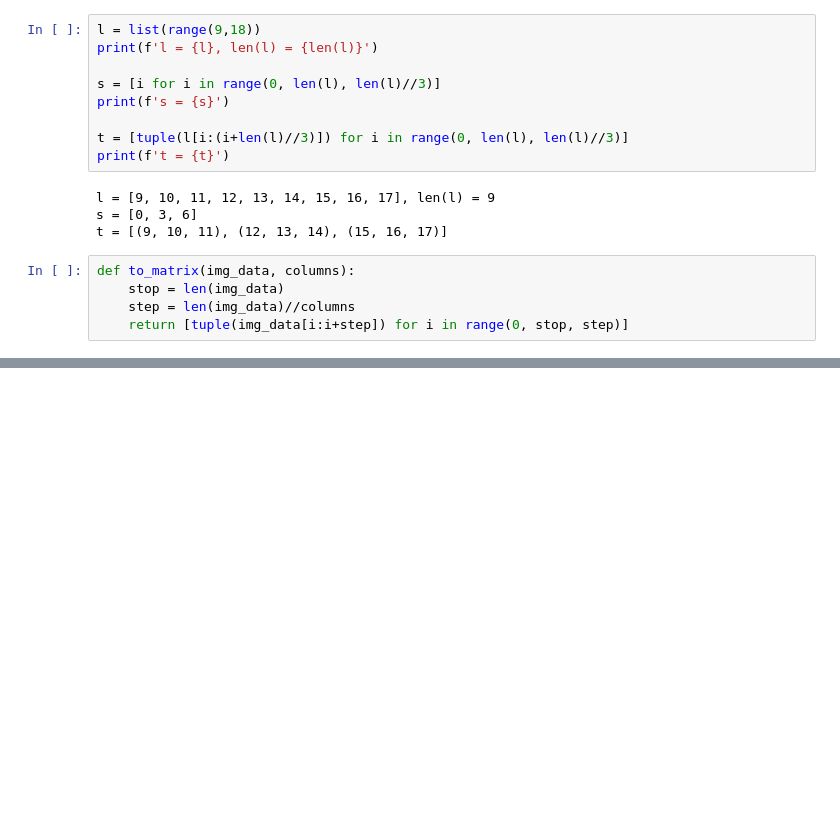
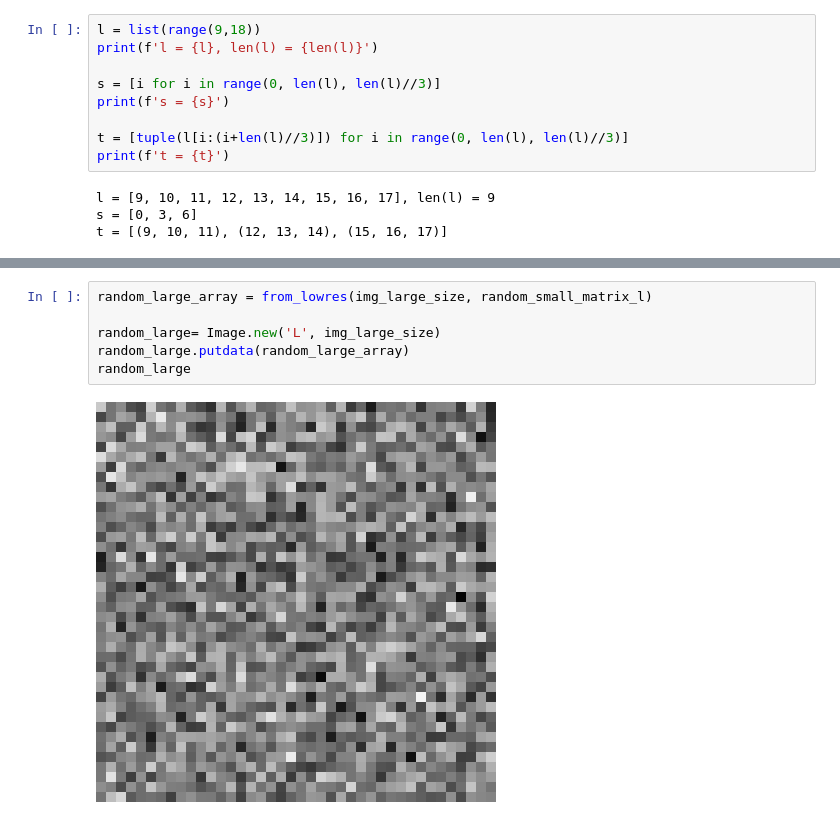
Before and after one commit to saradhimpardha/math_for_programmers, a Jupyter notebook: chapter_06/chapter_06_exercise.ipynb, the cells around one changed output, grey strips where cells are left out. Saved outputs shown, nothing was run; the diff lists cells and outputs as text; blank space fills up the shorter version.

```diff
--- a/chapter_06/chapter_06_exercise.ipynb
+++ b/chapter_06/chapter_06_exercise.ipynb
@@ -1453,8 +1425,3 @@ print(f't = {t}')
 l = [9, 10, 11, 12, 13, 14, 15, 16, 17], len(l) = 9
 s = [0, 3, 6]
 t = [(9, 10, 11), (12, 13, 14), (15, 16, 17)]
-# %%
-def to_matrix(img_data, columns):
-    stop = len(img_data)
-    step = len(img_data)//columns
-    return [tuple(img_data[i:i+step]) for i in range(0, stop, step)]
@@ -1485,0 +1529,8 @@ melba_hi
+# %%
+random_large_array = from_lowres(img_large_size, random_small_matrix_l)
+
+random_large= Image.new('L', img_large_size)
+random_large.putdata(random_large_array)
+random_large
+# %% [output]
+[figure, added]
```
Also changed, not shown: parts of 22 cells of this notebook.
